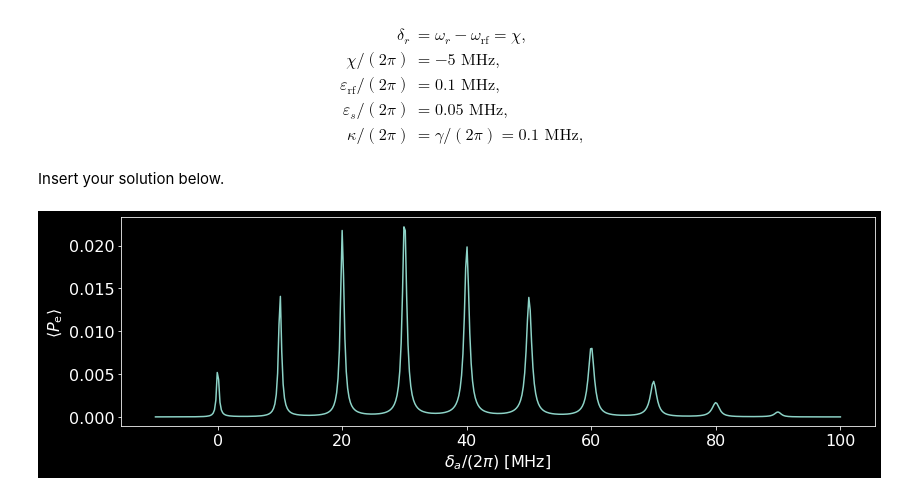
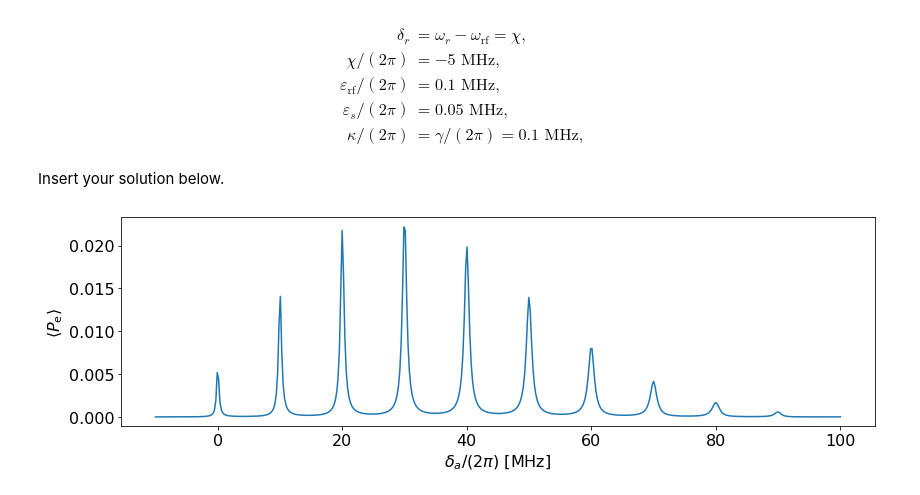
Before and after one commit to jmoo2880/honours-coursework, a Jupyter notebook: Assignments/Assignment 1 - The dispersive regime - final.ipynb, the cells around one changed output. Saved outputs shown, nothing was run; the diff lists cells and outputs as text; code cells hidden in the pictures.

```diff
--- a/Assignments/Assignment 1 - The dispersive regime - final.ipynb
+++ b/Assignments/Assignment 1 - The dispersive regime - final.ipynb
@@ -271,12 +395,11 @@ for delta_a in delta_a_range:
     excited_population.append(n_e)
 # %%
 plt.figure(figsize=(12,4))
-plt.style.use(['dark_background'])
 plt.rc('font', size=16)
 plt.plot(delta_a_range, excited_population)
 plt.xlabel('$\delta_a/(2\pi)$ [MHz]')
 plt.ylabel(r'$\langle P_{\mathrm{e}} \rangle$')
 plt.tight_layout()
 plt.show()
 # %% [output]
-[figure, old version]
+[figure, new version]
```
Also changed, not shown: parts of 29 cells of this notebook, 16 other files.
